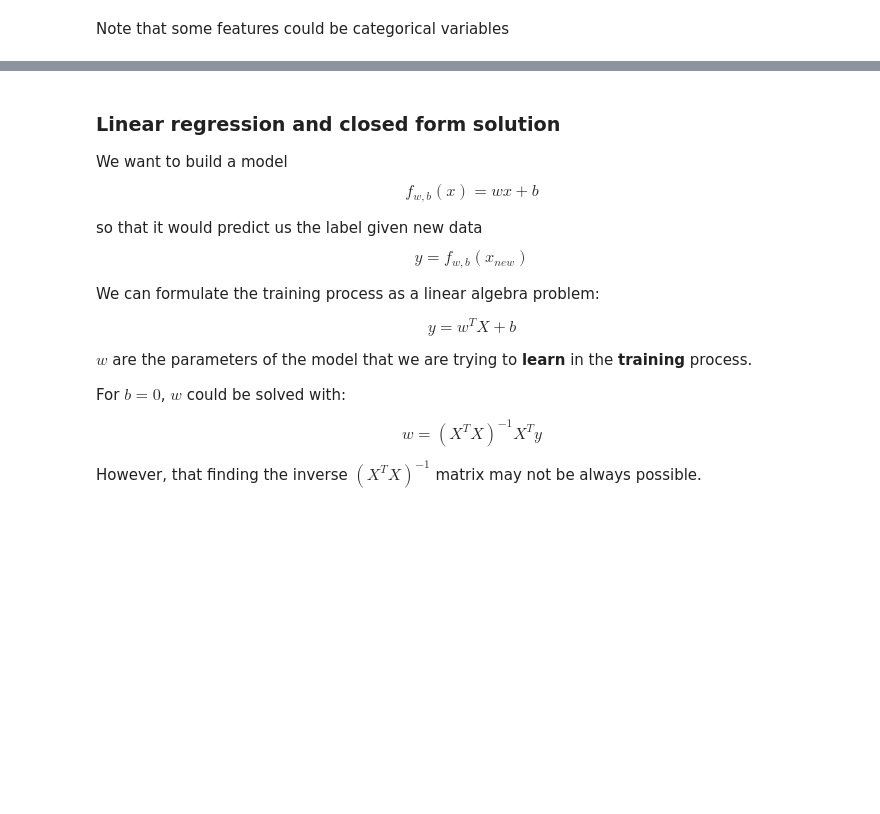
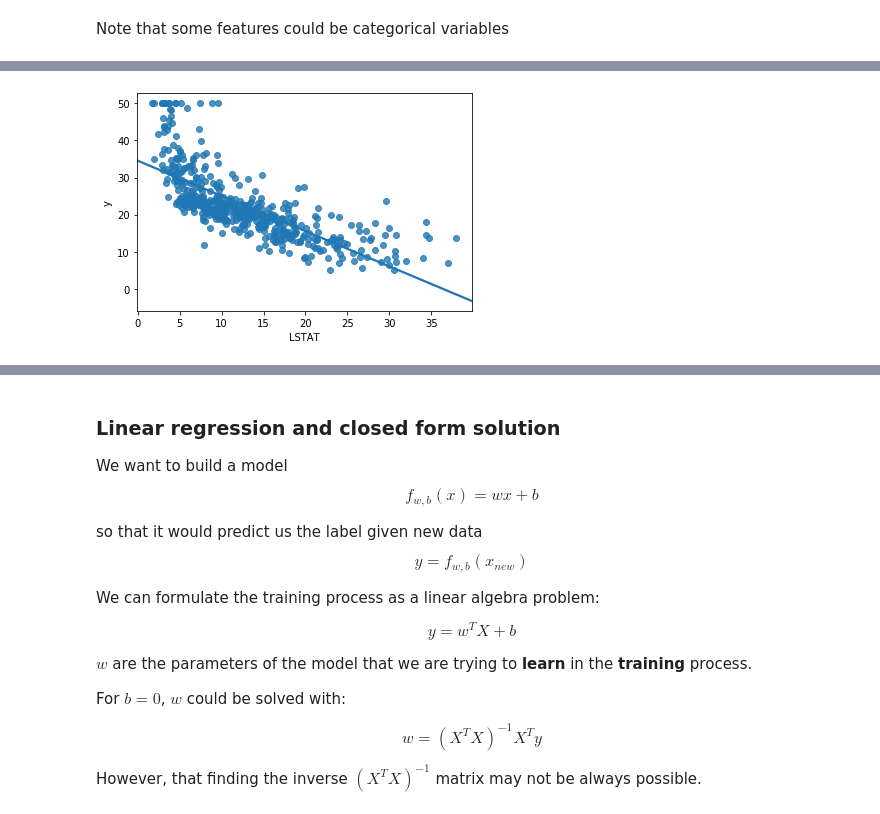
Before and after one commit to lichtend/fall2019, a Jupyter notebook: week4/Week4.ipynb, the cells around one changed output, grey strips where cells are left out. Saved outputs shown, nothing was run; the diff lists cells and outputs as text; code cells hidden in the pictures; blank space fills up the shorter version.

```diff
--- a/week4/Week4.ipynb
+++ b/week4/Week4.ipynb
@@ -77,3 +130,11 @@ sb.regplot(d[12], "y", data=d, ci=None)
+# %%
+sb.regplot(d["LSTAT"], "y", data=d, ci=None);
+#this allows you to do a LINEAR REGRESSION plot
+#doing a linear regresion of column "LSTAT" of DF d against column (variable?) "y"
+
+#note from HEATMAP above that "LSTAT" is negatively correlated with "y" and that is visualized here
+# %% [output]
+[figure, added]
 # %% [markdown]
 ### Machine Learning methods to solve regression problems
 
```
Also changed, not shown: parts of 29 cells of this notebook, 2 other files.
